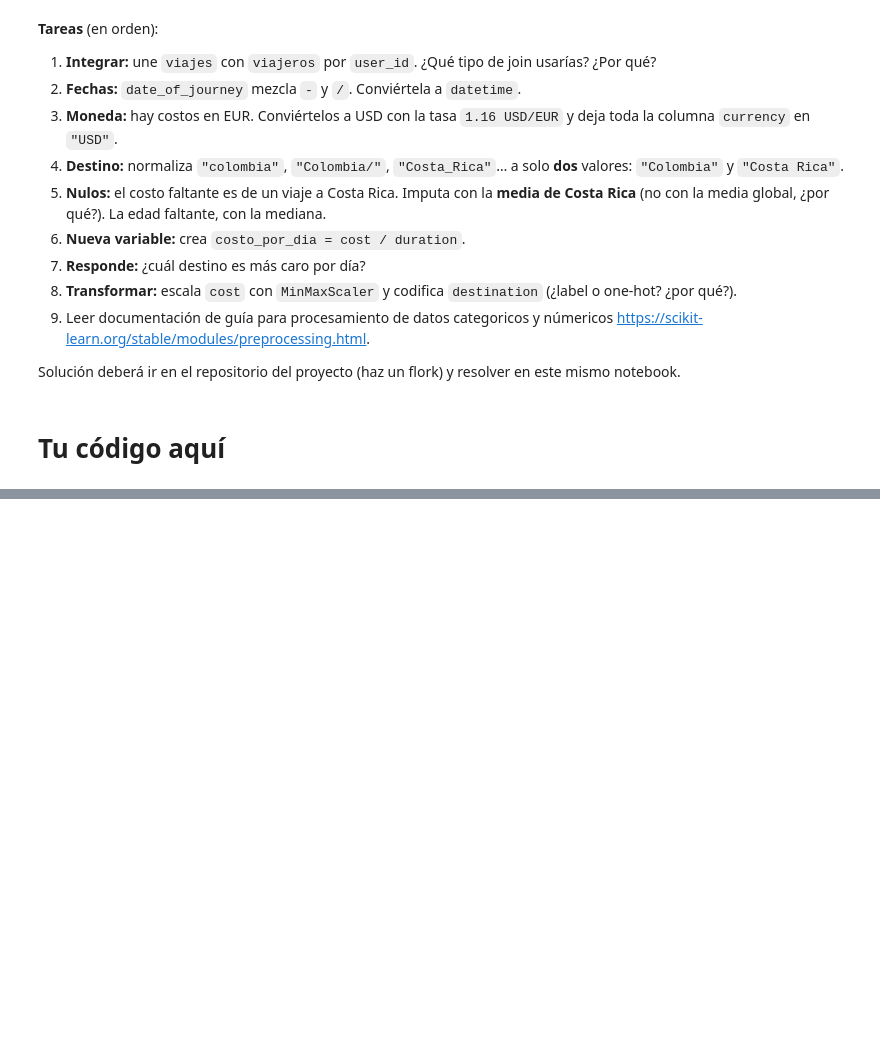
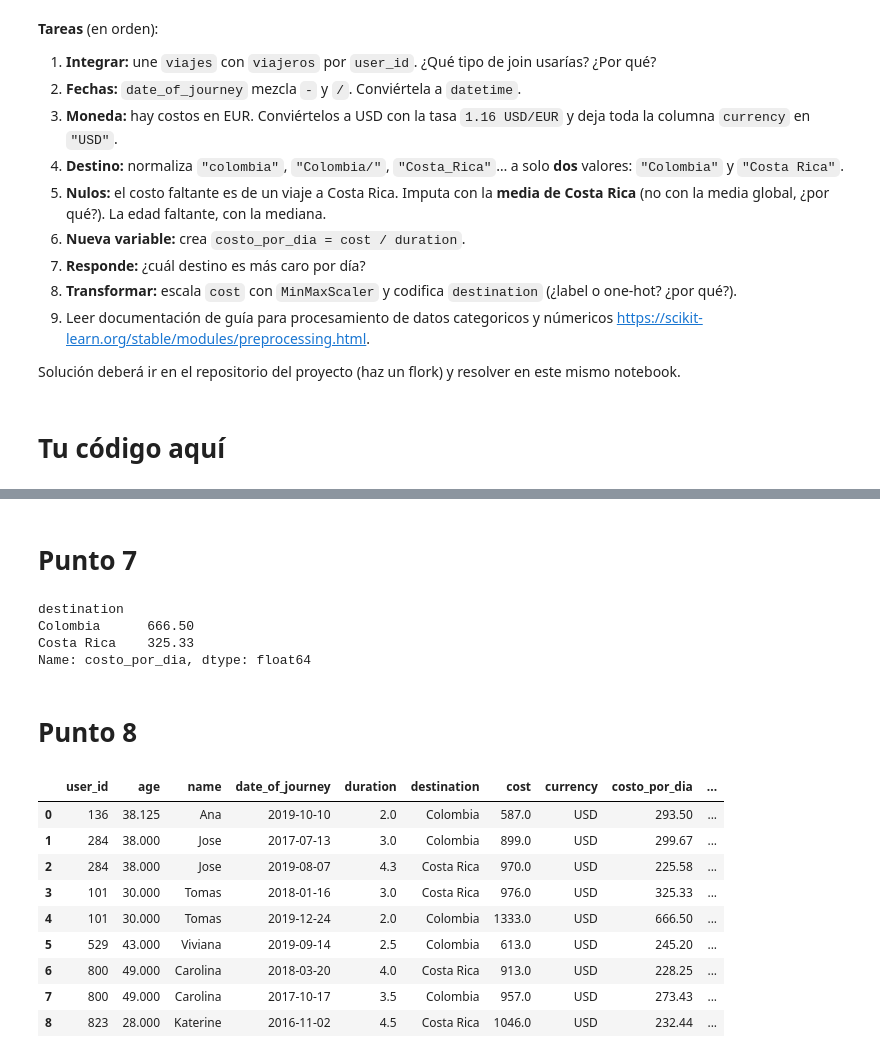
Before and after one commit to nicolas-hidalgo123/intro_analitica, a Jupyter notebook: 03-Preparacion-y-EDA/ejercicios/actividad_integracion_datos.ipynb, the cells around one changed output, grey strips where cells are left out. Drawn from its saved outputs; the diff is of its cells as text; code cells hidden in the pictures; blank space fills up the shorter version.

```diff
--- a/03-Preparacion-y-EDA/ejercicios/actividad_integracion_datos.ipynb
+++ b/03-Preparacion-y-EDA/ejercicios/actividad_integracion_datos.ipynb
@@ -453,0 +521,12 @@ Solución deberá ir en el repositorio del proyecto (haz un flork) y resolver en
+# %%
+#primero voy a reemmplazar los caracteres por espacios en blanco
+
+tabla_viajes["destination"] = tabla_viajes["destination"].str.replace("/"," ")
+
+tabla_viajes["destination"] = tabla_viajes["destination"].str.replace("_"," ")
+
+#ahora voy a convertir en formato titulo toda la columna destination
+
+tabla_viajes["destination"] = tabla_viajes["destination"].str.strip().str.title()
+
+tabla_viajes
@@ -453,0 +548,7 @@ Solución deberá ir en el repositorio del proyecto (haz un flork) y resolver en
+# %%
+viajes_costar = tabla_viajes["destination"] == "Costa Rica"
+mediana_costar = round(tabla_viajes.loc[viajes_costar, "cost"].mean(),)
+
+tabla_viajes.loc[viajes_costar, "cost"] = tabla_viajes.loc[viajes_costar,"cost"].fillna(mediana_costar)
+
+tabla_viajes
@@ -453,0 +566,8 @@ Solución deberá ir en el repositorio del proyecto (haz un flork) y resolver en
+# %%
+# ahora realizaré el reemplazo de la edad
+
+mediana_edad = tabla_viajes["age"].mean()
+
+tabla_viajes["age"] = tabla_viajes["age"].fillna(mediana_edad)
+
+tabla_viajes
@@ -453,0 +587,4 @@ Solución deberá ir en el repositorio del proyecto (haz un flork) y resolver en
+# %%
+tabla_viajes["costo_por_dia"] = round(tabla_viajes["cost"] / tabla_viajes["duration"],2)
+
+tabla_viajes
@@ -453,0 +602,36 @@ Solución deberá ir en el repositorio del proyecto (haz un flork) y resolver en
+# %% [markdown]
+# Punto 7
+# %%
+#procedo a hacer una agrupación
+
+destino_caro = tabla_viajes.groupby("destination")["costo_por_dia"].max()
+destino_caro
+
+#Colombia es el destino más caro por día
+# %% [output]
+destination
+Colombia      666.50
+Costa Rica    325.33
+Name: costo_por_dia, dtype: float64
+# %% [markdown]
+# Punto 8
+# %%
+#procedo a importar minmaxscaler
+
+from sklearn.preprocessing import MinMaxScaler
+escalador= MinMaxScaler()
+
+tabla_viajes["costo_scaler"] = escalador.fit_transform (tabla_viajes[["cost"]])
+
+tabla_viajes
+# %% [output]
+|  | user_id | age | name | date_of_journey | duration | destination | cost | currency | costo_por_dia | ... |
+| 0 | 136 | 38.125 | Ana | 2019-10-10 | 2.0 | Colombia | 587.0 | USD | 293.50 | ... |
+| 1 | 284 | 38.000 | Jose | 2017-07-13 | 3.0 | Colombia | 899.0 | USD | 299.67 | ... |
+| 2 | 284 | 38.000 | Jose | 2019-08-07 | 4.3 | Costa Rica | 970.0 | USD | 225.58 | ... |
+| 3 | 101 | 30.000 | Tomas | 2018-01-16 | 3.0 | Costa Rica | 976.0 | USD | 325.33 | ... |
+| 4 | 101 | 30.000 | Tomas | 2019-12-24 | 2.0 | Colombia | 1333.0 | USD | 666.50 | ... |
+| 5 | 529 | 43.000 | Viviana | 2019-09-14 | 2.5 | Colombia | 613.0 | USD | 245.20 | ... |
+| 6 | 800 | 49.000 | Carolina | 2018-03-20 | 4.0 | Costa Rica | 913.0 | USD | 228.25 | ... |
+| 7 | 800 | 49.000 | Carolina | 2017-10-17 | 3.5 | Colombia | 957.0 | USD | 273.43 | ... |
+| 8 | 823 | 28.000 | Katerine | 2016-11-02 | 4.5 | Costa Rica | 1046.0 | USD | 232.44 | ... |
```
Also changed, not shown: parts of 15 cells of this notebook, 3 other files.
